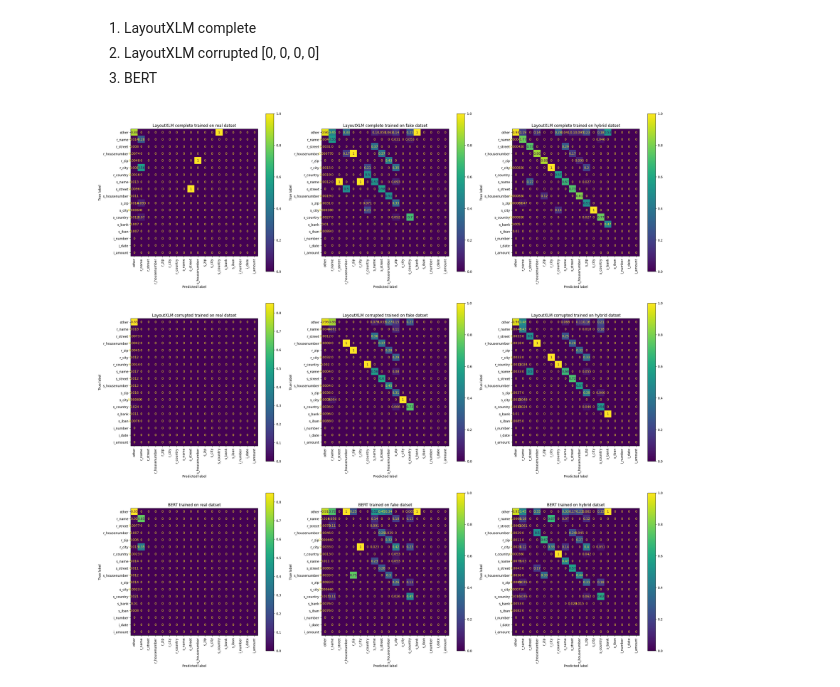
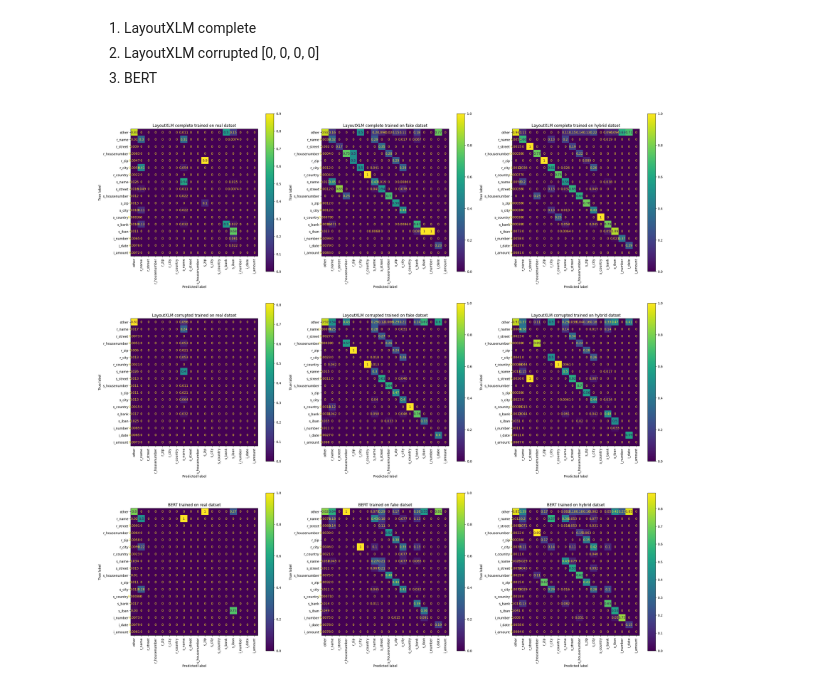
Before and after one commit to ihabram/thesis-masters, a Jupyter notebook: Comparison/Performance_comparison.ipynb, the cells around one changed output. Saved outputs shown, nothing was run; the diff lists cells and outputs as text; code cells hidden in the pictures.

```diff
--- a/Comparison/Performance_comparison.ipynb
+++ b/Comparison/Performance_comparison.ipynb
@@ -110,7 +95,7 @@ def iob_to_label(label):
       return 'other'
     return label.lower()
 
-def get_all_predictions(test_dataloader, testing_data):
+def get_all_predictions(classifier, test_dataloader, testing_data):
     all_labels = []
     all_predictions = []
 
@@ -134,28 +119,29 @@ def get_all_predictions(test_dataloader, testing_data):
 # %%
 from sklearn.metrics import confusion_matrix, ConfusionMatrixDisplay
 import matplotlib.pyplot as plt
 
 fig, axs = plt.subplots(3,3)
 fig.set_figheight(30)
 fig.set_figwidth(30)
 
 for x, (model, folder) in enumerate(zip(models, folders)):
     for y, variant in enumerate(variants):
+        classifier = Net()
         classifier.load_state_dict(torch.load(rf'{folder}/{variant}2real_classifier.pt'))
         testing_data = np.load(rf'{folder}/{variant}2real_test.npy', allow_pickle=True).item()
 
         dataset_test_torch = IstvoicesDataset(testing_data)
         test_dataloader = DataLoader(dataset_test_torch, batch_size=1, shuffle=True)
 
-        all_labels, all_predictions = get_all_predictions(test_dataloader, testing_data)
+        all_labels, all_predictions = get_all_predictions(classifier, test_dataloader, testing_data)
 
         all_labels = [item.lower() for sublist in all_labels for item in sublist]
         all_predictions = [item.lower() for sublist in all_predictions for item in sublist]
 
         cm = confusion_matrix(y_true=all_labels, y_pred=all_predictions, labels=label_list, normalize='pred')
         cm_display = ConfusionMatrixDisplay(cm, display_labels=label_list)
         cm_display.plot(ax=axs[x][y], xticks_rotation='vertical')
         axs[x][y].set_title(f'{model} trained on {variant} datset')
 plt.show()
 # %% [output]
-[figure, old version]
+[figure, new version]
```
Also changed, not shown: parts of 3 cells of this notebook.
